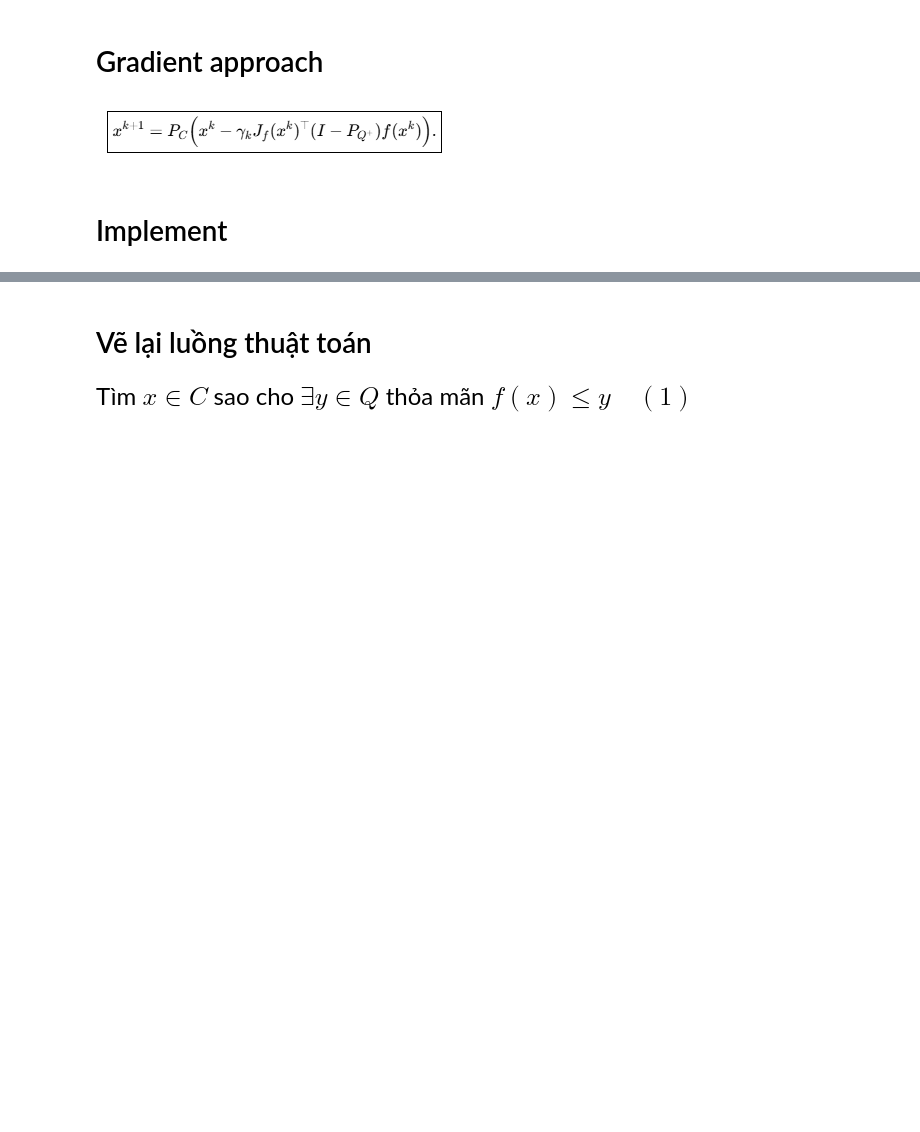
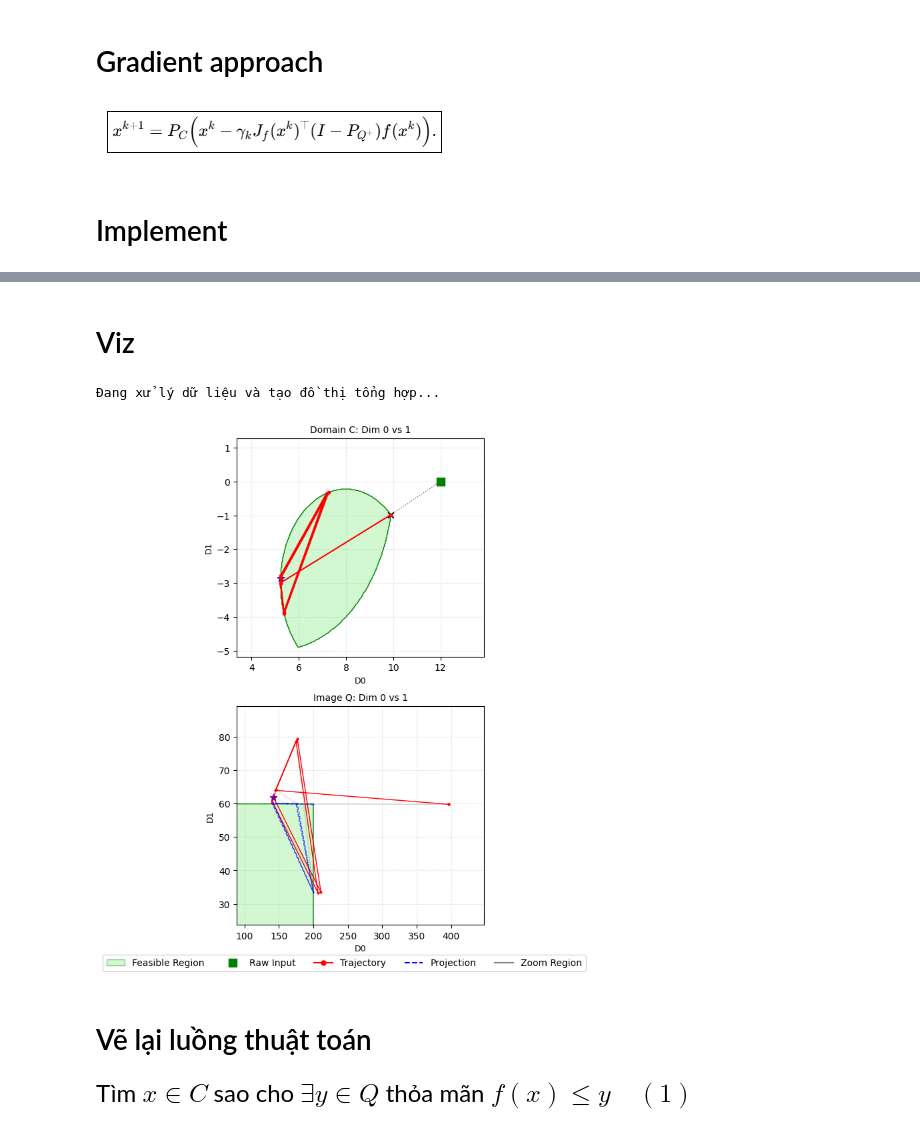
Before and after one commit to ritvien/ESP_Hypernet, a Jupyter notebook: GD_solve_ESP.ipynb, the cells around one changed output, grey strips where cells are left out. Drawn from its saved outputs; the diff is of its cells as text; code cells hidden in the pictures; blank space fills up the shorter version.

```diff
--- a/GD_solve_ESP.ipynb
+++ b/GD_solve_ESP.ipynb
@@ -311,19 +105,36 @@ bounds_f =  Bounds([100,30],[200, 60])
+# %%
+cons_Qplus = (
+    {
+        'type': 'ineq',
+        'fun' : lambda x: np.array([-q2(x)]),
+#         'jac' : lambda x: np.array([-q2_dx(x)])
+    },
+
+    {
+        'type': 'ineq',
+        'fun' : lambda x: np.array([-q4(x)]),
+#         'jac' : lambda x: np.array([-q4_dx(x)])
+    },
+)
 # %%
-proj_C = Projection(cons=cons_C, bounds=bounds_x, n=n, proj_type='euclid')
+proj_C = Projection(cons=cons_C, bounds=bounds_x, dim=dim_x, proj_type='euclid')
 
-proj_Qplus = Projection(cons=cons_Q, bounds=bounds_f, n=n, proj_type='qplus')
+proj_Qplus = Projection(cons=cons_Q, bounds=bounds_f, dim=dim_f, proj_type='qplus')
 
 prob = Problem(
-    f=[f1, f2],
-    jac_f=[grad(f1), grad(f2)],
+    f=[f],
+    jac_f=[jacobian(f)],
     C=[c1, c2],
     Q=[q1, q2, q3, q4],
+    dim_x=dim_x,
+    dim_y=dim_f,
     proj_C=proj_C.project,
     proj_Qplus=proj_Qplus.project
 
 )
 # %%
-x0 = np.random.rand(1,n).tolist()
+x0 = np.random.rand(1,dim_x).tolist()
+x0 = [[12.0, 0.0]]
 # %%
 x_opt, x_hist, f_hist, z_proj_hist = CQ_split_acceptance(
                                 f=prob.objective_func,
@@ -331,8 +142,8 @@ x_opt, x_hist, f_hist, z_proj_hist = CQ_split_acceptance(
                                 proj_C=prob.proj_C,
                                 proj_Qplus=prob.proj_Qplus,
                                 x0=x0,
-                                gamma=0.01,
-                                max_iter=50,
+                                gamma=0.4,
+                                max_iter=100,
                                 tol=1e-6
                             )
 # %% [output]
@@ -428,0 +168,2 @@ plt.show()
+# %% [markdown]
+# Viz
@@ -429,3 +172,12 @@ plt.show()
+# %%
+_ = visualize_complete_system(
+    x_hist, f_hist, z_proj_hist,
+    cons_C, cons_Qplus,
+    x0=x0[0],
+)
+# %% [output]
+Đang xử lý dữ liệu và tạo đồ thị tổng hợp...
+[figure, added]
 # %% [markdown]
 # Vẽ lại luồng thuật toán
 # %% [markdown]
```
Also changed, not shown: parts of 11 cells of this notebook, 4 other files.
